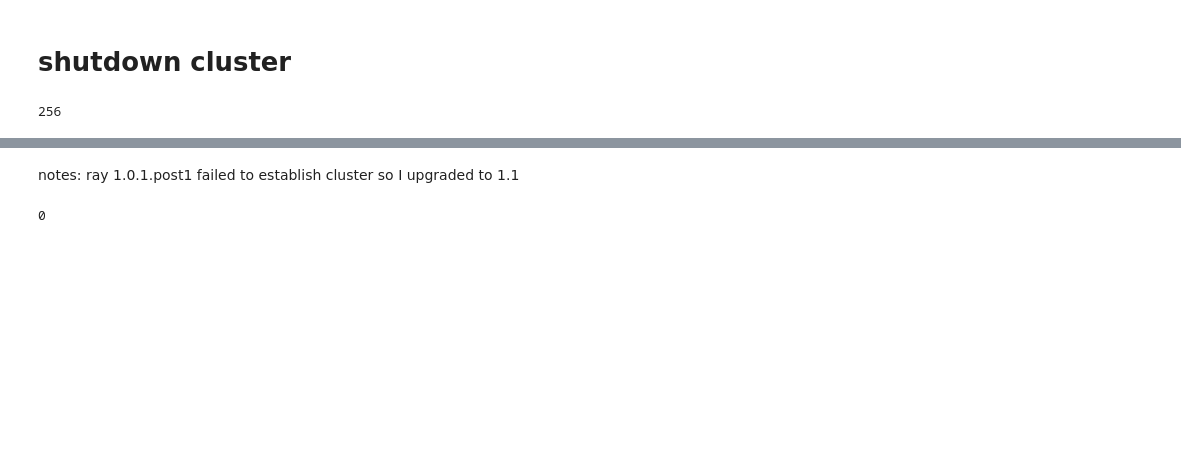
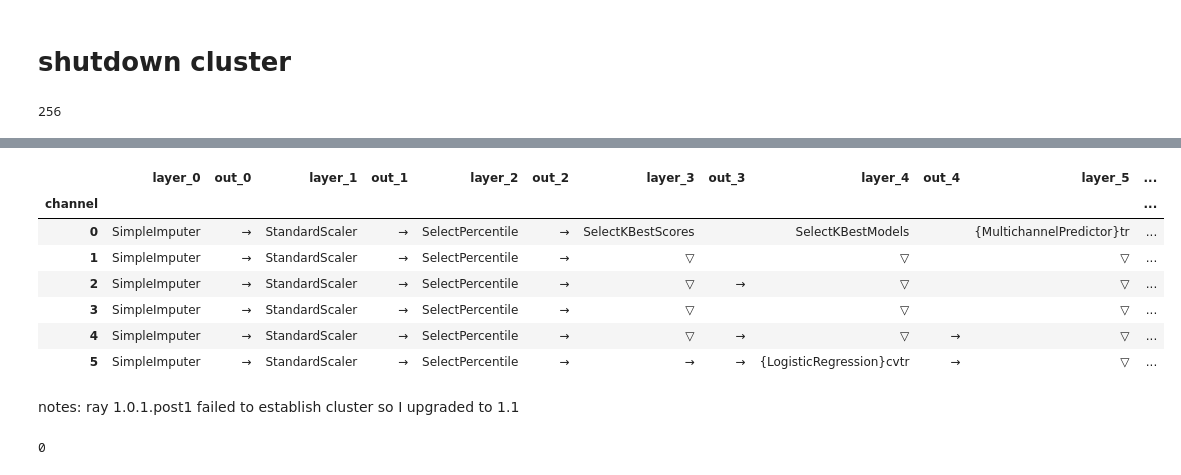
Before and after one commit to ajcallegari/scikit-multichannel, a Jupyter notebook: test_sandbox.ipynb, the cells around one changed output, grey strips where cells are left out. Saved outputs shown, nothing was run; the diff lists cells and outputs as text; code cells hidden in the pictures; blank space fills up the shorter version.

```diff
--- a/test_sandbox.ipynb
+++ b/test_sandbox.ipynb
@@ -151,3 +151,15 @@ clf
+# %%
+clf.fit(Xs, y)
+clf
+# %% [output]
+|  | layer_0 | out_0 | layer_1 | out_1 | layer_2 | out_2 | layer_3 | out_3 | layer_4 | out_4 | layer_5 | ... |
+| channel |  |  |  |  |  |  |  |  |  |  |  | ... |
+| 0 | SimpleImputer | → | StandardScaler | → | SelectPercentile | → | SelectKBestScores |  | SelectKBestModels |  | {MultichannelPredictor}tr | ... |
+| 1 | SimpleImputer | → | StandardScaler | → | SelectPercentile | → | ▽ |  | ▽ |  | ▽ | ... |
+| 2 | SimpleImputer | → | StandardScaler | → | SelectPercentile | → | ▽ | → | ▽ |  | ▽ | ... |
+| 3 | SimpleImputer | → | StandardScaler | → | SelectPercentile | → | ▽ |  | ▽ |  | ▽ | ... |
+| 4 | SimpleImputer | → | StandardScaler | → | SelectPercentile | → | ▽ | → | ▽ | → | ▽ | ... |
+| 5 | SimpleImputer | → | StandardScaler | → | SelectPercentile | → | → | → | {LogisticRegression}cvtr | → | ▽ | ... |
 # %%
 
 
```
Also changed, not shown: parts of 1 cell of this notebook, 4 other files.
